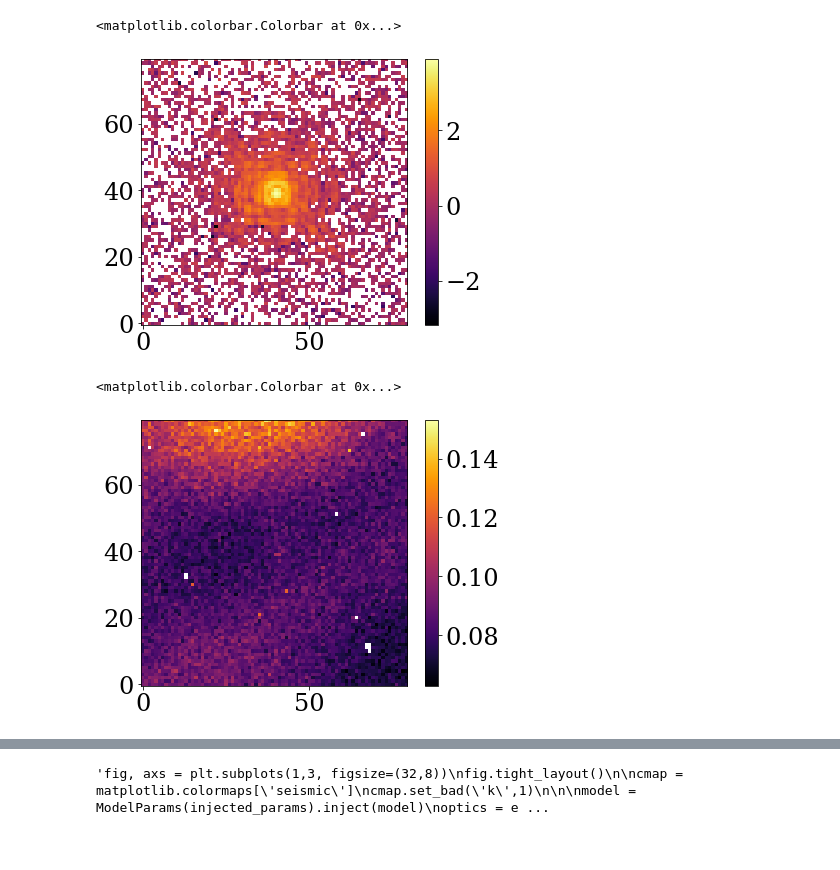
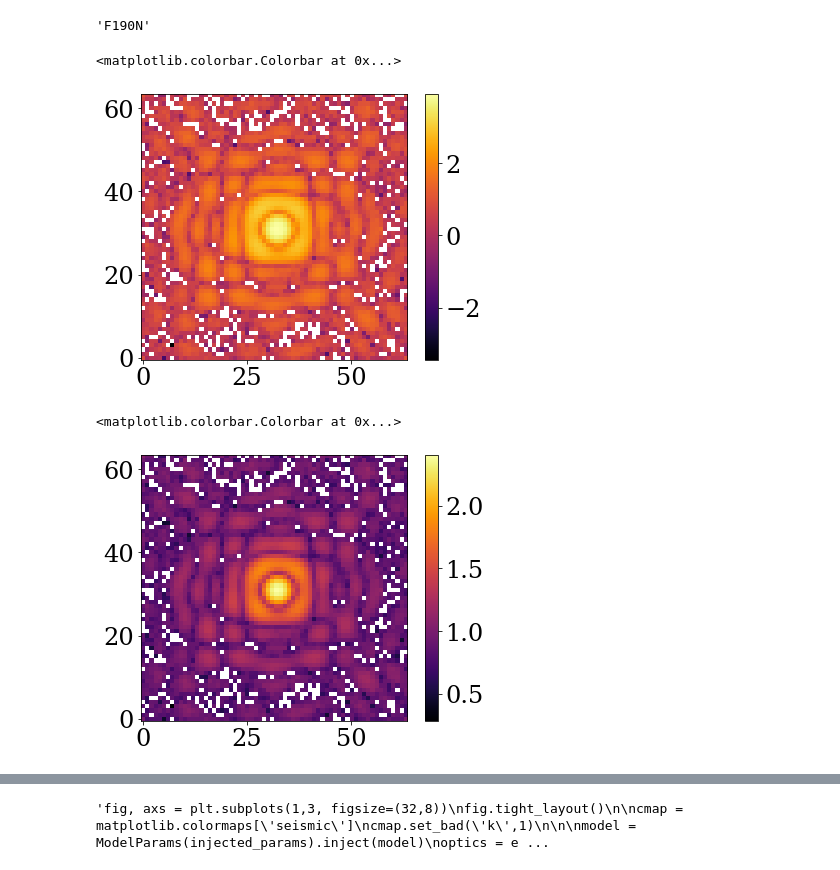
Before and after one commit to h-greer/hubble, a Jupyter notebook: notebooks/calibrator.ipynb, the cells around one changed output, grey strips where cells are left out. Drawn from its saved outputs; the diff is of its cells as text; code cells hidden in the pictures.

```diff
--- a/notebooks/calibrator.ipynb
+++ b/notebooks/calibrator.ipynb
@@ -48,10 +48,10 @@ def set_array(pytree):
     floats = jtu.tree_map(lambda x: np.array(x, dtype=dtype), floats)
     return eqx.combine(floats, other)
 # %%
-wid = 80
+wid = 64
 oversample = 4
 
-optics = NICMOSOptics(512, wid, oversample)
+optics = NICMOSOptics(1024, wid, oversample)
 
 detector = NICMOSDetector(oversample, wid)
 ddir = "../data/MAST_2024-08-27T07_49_07.684Z/"
@@ -67,29 +67,53 @@ new_nans = True
 if new_nans:
     bad = np.zeros((wid,wid), dtype=int)
 
+#ddir = "../data/MAST_2024-09-10T09_18_21.143Z/"
+ddir = "../data/MAST_2024-09-10T11_15_30.133Z/"
+
+ddir = "../data/MAST_2024-09-08T07_59_18.213Z/"
+
 
 exposures = [
-    #exposure_from_file(ddir + 'HST/n43ca5feq_cal.fits', SinglePointFit(), crop=wid, extra_bad=bad),
+# P330-E F090M
+    #exposure_from_file(ddir + 'HST/n8e505trq_cal.fits', SinglePointFit(), crop=wid, extra_bad=None),
+    #exposure_from_file(ddir + 'HST/n8e505tsq_cal.fits', SinglePointFit(), crop=wid, extra_bad=None),
+    #exposure_from_file(ddir + 'HST/n8e505ttq_cal.fits', SinglePointFit(), crop=wid, extra_bad=None),
+    #exposure_from_file(ddir + 'HST/n8e505tqq_cal.fits', SinglePointFit(), crop=wid, extra_bad=None),
+
+    #exposure_from_file(ddir + 'HST/n8e504rlq_cal.fits', SinglePointFit(), crop=wid, extra_bad=None),
+
+    #exposure_from_file(ddir + 'HST/n8vi01d2q_cal.fits', AberratedSinglePointFit(), crop=wid, extra_bad=None),
+
+# SAO 179809
+
+    exposure_from_file(ddir + 'HST/n43ca5feq_cal.fits', SinglePointFit(), crop=wid, extra_bad=bad),
     #exposure_from_file(ddir + 'HST/n43ca5ffq_cal.fits', SinglePointFit(), crop=wid, extra_bad=bad),
     #exposure_from_file(ddir + 'HST/n43ca5fgq_cal.fits', SinglePointFit(), crop=wid, extra_bad=bad),
     #exposure_from_file(ddir + 'HST/n43ca5fhq_cal.fits', SinglePointFit(), crop=wid, extra_bad=bad),
-    exposure_from_file(ddir + 'HST/n43ca5fjq_cal.fits', SinglePointFit(), crop=wid, extra_bad=bad),
-    exposure_from_file(ddir + 'HST/n43ca5fkq_cal.fits', SinglePointFit(), crop=wid, extra_bad=bad),
-    exposure_from_file(ddir + 'HST/n43ca5flq_cal.fits', SinglePointFit(), crop=wid, extra_bad=bad),
-    exposure_from_file(ddir + 'HST/n43ca5fmq_cal.fits', SinglePointFit(), crop=wid, extra_bad=bad),
+    #exposure_from_file(ddir + 'HST/n43ca5fjq_cal.fits', SinglePointFit(), crop=wid, extra_bad=bad),
+    #exposure_from_file(ddir + 'HST/n43ca5fkq_cal.fits', SinglePointFit(), crop=wid, extra_bad=bad),
+    #exposure_from_file(ddir + 'HST/n43ca5flq_cal.fits', SinglePointFit(), crop=wid, extra_bad=bad),
+    #exposure_from_file(ddir + 'HST/n43ca5fmq_cal.fits', SinglePointFit(), crop=wid, extra_bad=bad),
+
+# LHS 1846
+    #exposure_from_file("../data/MAST_2024-08-27T07_49_07.684Z/HST/n8ku01ffq_cal.fits", AberratedSinglePointFit(),crop=wid)
 ]
+# %%
+exposures[0].filter
+# %% [output]
+'F190N'
 # %%
 plt.imshow(np.log10(exposures[0].data/exposures[0].err))
 plt.colorbar()
 # %% [output]
 <matplotlib.colorbar.Colorbar at 0x...>
-[figure, old version]
+[figure, new version]
 # %%
-plt.imshow(exposures[0].err)
+plt.imshow(exposures[0].data**0.125)
 plt.colorbar()
 # %% [output]
 <matplotlib.colorbar.Colorbar at 0x...>
-[figure, old version]
+[figure, new version]
 # %%
 params = {
     "fluxes": {},
```
Also changed, not shown: parts of 16 cells of this notebook, 19 other files.
